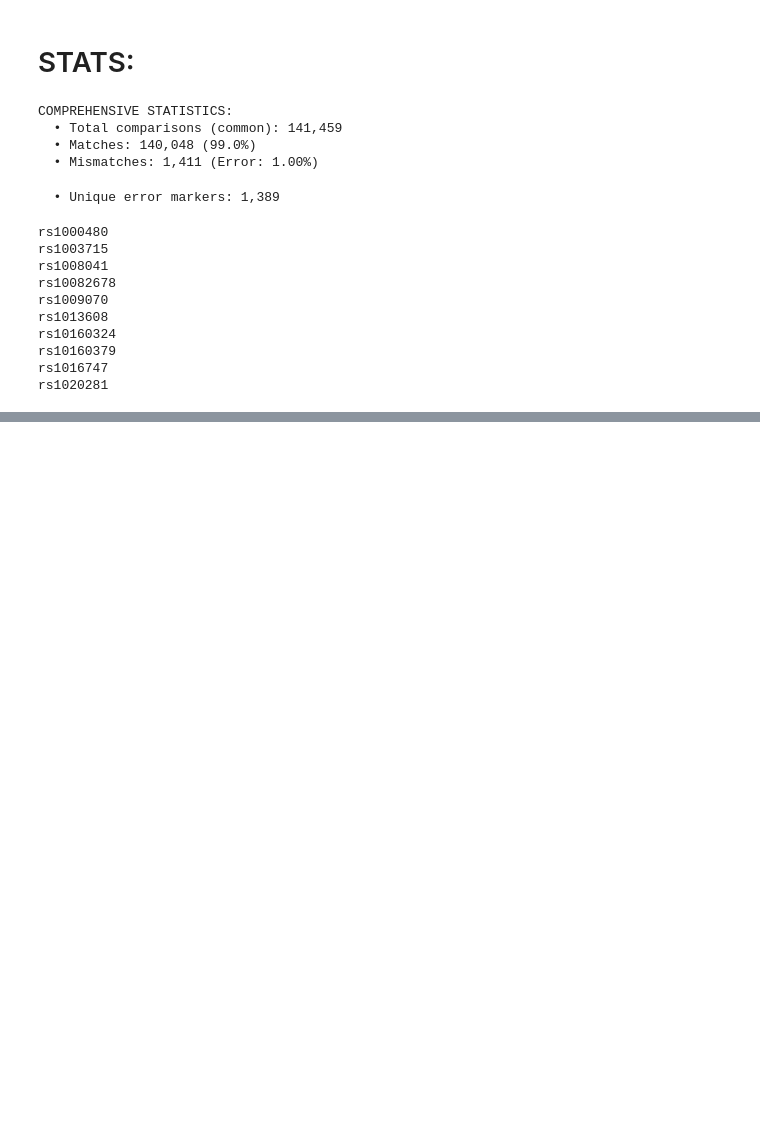
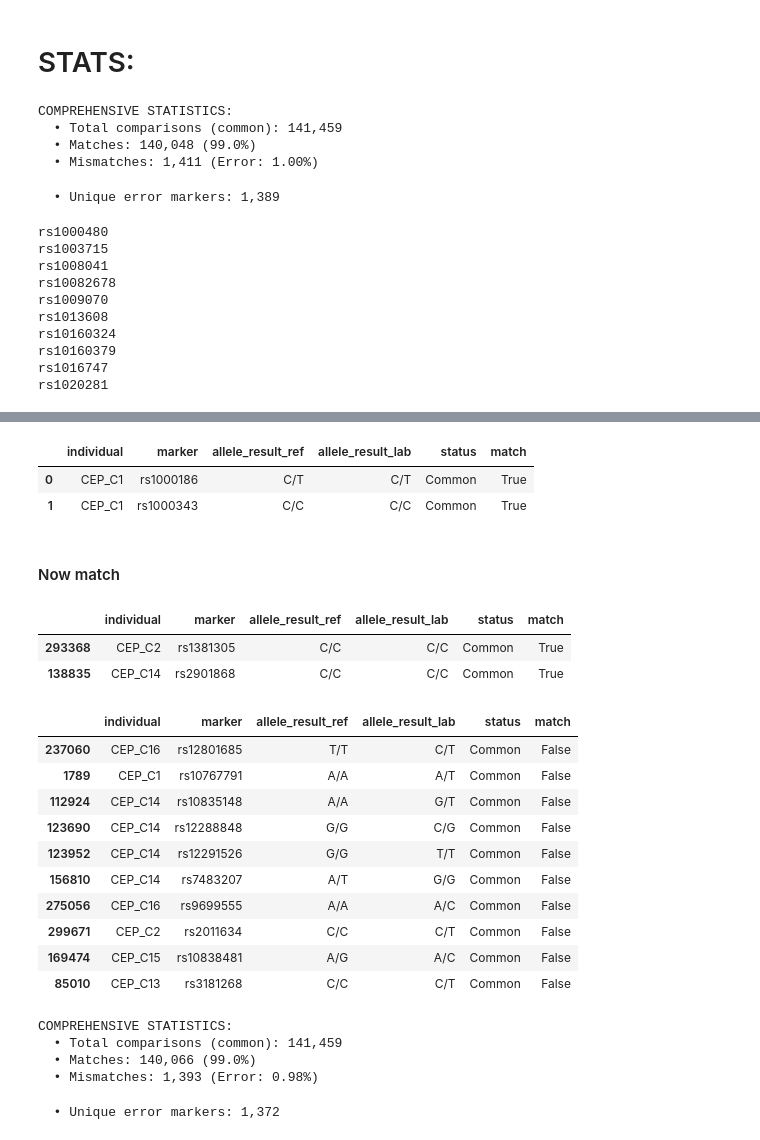
Before and after one commit to stynxshrm-ui/snpseq-qc, a Jupyter notebook: dataWrangling.ipynb, the cells around one changed output, grey strips where cells are left out. Drawn from its saved outputs; the diff is of its cells as text; code cells hidden in the pictures; blank space fills up the shorter version.

```diff
--- a/dataWrangling.ipynb
+++ b/dataWrangling.ipynb
@@ -563,0 +577,62 @@ rs1020281
+# %%
+# merge has NA so use common_df
+common_df.head(2)
+# %% [output]
+|  | individual | marker | allele_result_ref | allele_result_lab | status | match |
+| 0 | CEP_C1 | rs1000186 | C/T | C/T | Common | True |
+| 1 | CEP_C1 | rs1000343 | C/C | C/C | Common | True |
+# %%
+def normalize_genotype(allele):
+    """Normalize genotype to sorted order (e.g., T/C -> C/T)"""
+    alleles = allele.split('/')
+    return '/'.join(sorted(alleles))
+# %%
+#first drop match column
+common_df = common_df.drop(columns=['match'])
+common_df['allele_result_ref'] = common_df['allele_result_ref'].apply(normalize_genotype)
+common_df['allele_result_lab'] = common_df['allele_result_lab'].apply(normalize_genotype)
+# %% [markdown]
+#### Now match
+# %%
+common_df.loc[:,'match'] = common_df['allele_result_ref'] == common_df['allele_result_lab']
+common_df.sample(n=2)
+# %% [output]
+|  | individual | marker | allele_result_ref | allele_result_lab | status | match |
+| 293368 | CEP_C2 | rs1381305 | C/C | C/C | Common | True |
+| 138835 | CEP_C14 | rs2901868 | C/C | C/C | Common | True |
+# %%
+matches = common_df[common_df['match']]
+mismatches=common_df[~common_df['match']]
+mismatches.sample(10)
+# %% [output]
+|  | individual | marker | allele_result_ref | allele_result_lab | status | match |
+| 237060 | CEP_C16 | rs12801685 | T/T | C/T | Common | False |
+| 1789 | CEP_C1 | rs10767791 | A/A | A/T | Common | False |
+| 112924 | CEP_C14 | rs10835148 | A/A | G/T | Common | False |
+| 123690 | CEP_C14 | rs12288848 | G/G | C/G | Common | False |
+| 123952 | CEP_C14 | rs12291526 | G/G | T/T | Common | False |
+| 156810 | CEP_C14 | rs7483207 | A/T | G/G | Common | False |
+| 275056 | CEP_C16 | rs9699555 | A/A | A/C | Common | False |
+| 299671 | CEP_C2 | rs2011634 | C/C | C/T | Common | False |
+| 169474 | CEP_C15 | rs10838481 | A/G | A/C | Common | False |
+| 85010 | CEP_C13 | rs3181268 | C/C | C/T | Common | False |
+# %%
+total_comparisons = len(common_df)
+total_mismatches = len(mismatches)
+total_matches = len(matches)
+error_rate = (total_mismatches / total_comparisons) * 100
+
+print("COMPREHENSIVE STATISTICS:")
+print(f"  • Total comparisons (common): {total_comparisons:,}")
+print(f"  • Matches: {total_matches:,} ({total_matches/total_comparisons*100:.1f}%)")
+print(f"  • Mismatches: {total_mismatches:,} (Error: {error_rate:.2f}%)")
+# %% [output]
+COMPREHENSIVE STATISTICS:
+  • Total comparisons (common): 141,459
+  • Matches: 140,066 (99.0%)
+  • Mismatches: 1,393 (Error: 0.98%)
+# %%
+unique_error_markers = mismatches['marker'].nunique()
+print(f"  • Unique error markers: {unique_error_markers:,}")
+# %% [output]
+  • Unique error markers: 1,372
```
Also changed, not shown: parts of 6 cells of this notebook.
